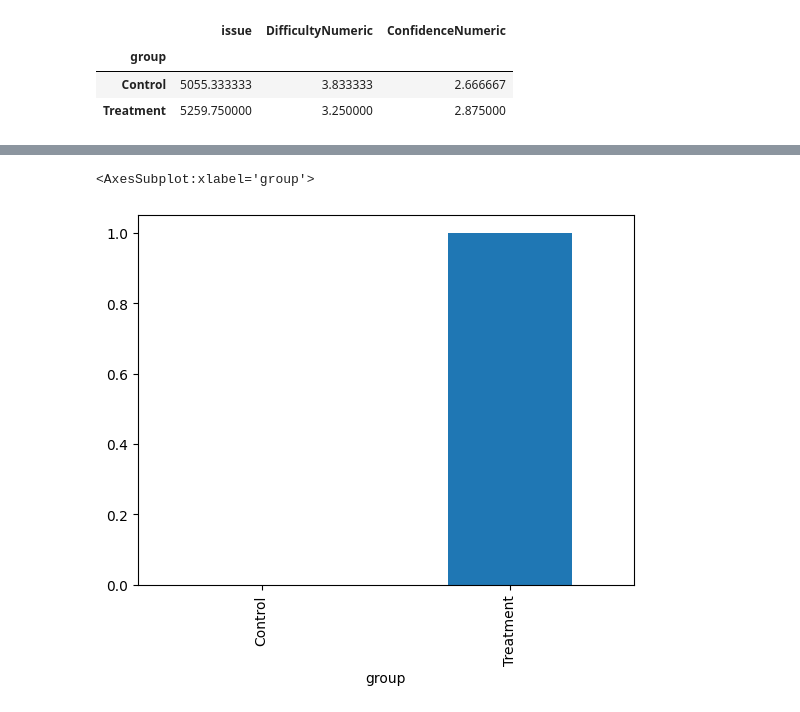
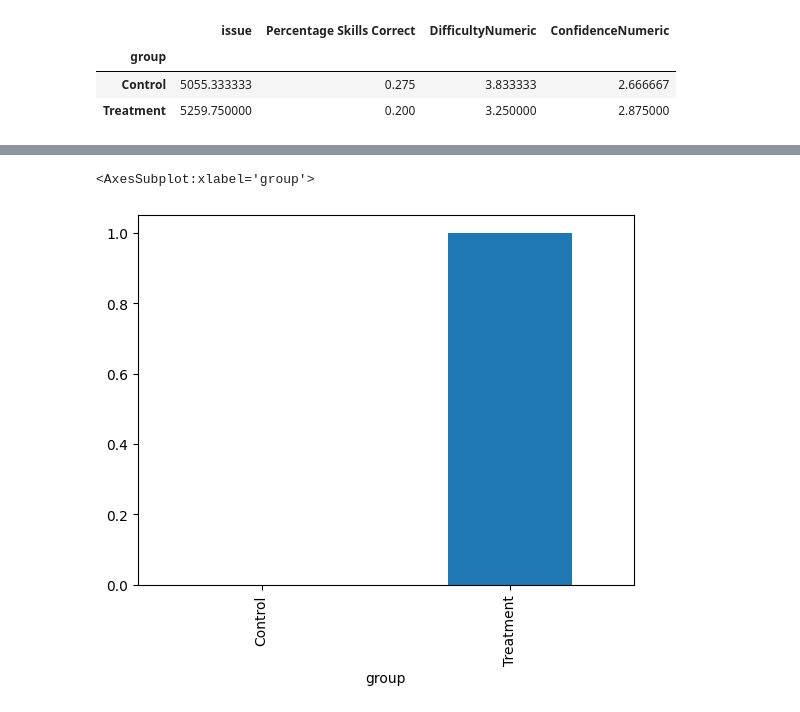
Before and after one commit to fabiojavamarcos/MilestonesExperiments, a Jupyter notebook: Pre_Post_SurveyAnalysiswCorrectness.ipynb, the cells around one changed output, grey strips where cells are left out. Saved outputs shown, nothing was run; the diff lists cells and outputs as text; code cells hidden in the pictures.

Commit message:
Statistical tests for milestones correct, prepost survey analysis

```diff
--- a/Pre_Post_SurveyAnalysiswCorrectness.ipynb
+++ b/Pre_Post_SurveyAnalysiswCorrectness.ipynb
@@ -55,13 +59,16 @@ dataBinary_post.drop(columns=["Why did you choose that issue?", "Post: Explain D
 # %%
 #Relevel the factors for Difficulty
+#TODO Wilson-Cox test for numeric values and difference between groups.
+#TODO Test for the factors/string based scales.
 #dataBinary_post = dataBinary_post.assign(Difficulty = [1 if a == "Extremely easy" 2 elif a == "Somewhat Easy" else  for a in dataBinary_post['Post: Difficulty']])
 #dataBinary_post.head()
 #dataBinary_post["Post: Difficulty"] = pd.Categorical(dataBinary_post["Post: Difficulty"])
 #1 is low confidence, 5 is high confidence
 #dataBinary_post["Post: Difficulty"] = dataBinary_post["Post: Difficulty"].cat.codes
-dataBinary_post.groupby(['group']).mean()
+postMeans = dataBinary_post.groupby(['group']).mean()
+postMeans
 # %% [output]
-|  | issue | DifficultyNumeric | ConfidenceNumeric |
-| group |  |  |  |
-| Control | 5055.333333 | 3.833333 | 2.666667 |
-| Treatment | 5259.750000 | 3.250000 | 2.875000 |
+|  | issue | Percentage Skills Correct | DifficultyNumeric | ConfidenceNumeric |
+| group |  |  |  |  |
+| Control | 5055.333333 | 0.275 | 3.833333 | 2.666667 |
+| Treatment | 5259.750000 | 0.200 | 3.250000 | 2.875000 |
```
Also changed, not shown: parts of 24 cells of this notebook, 3 other files.
